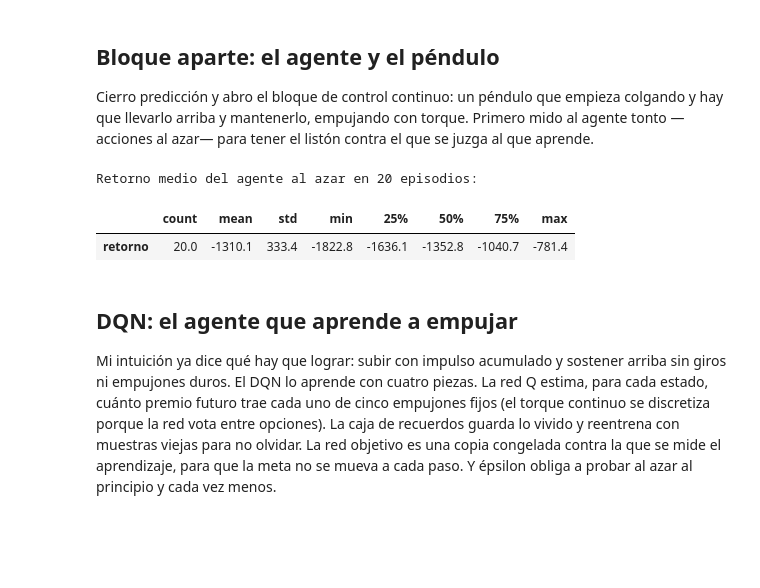
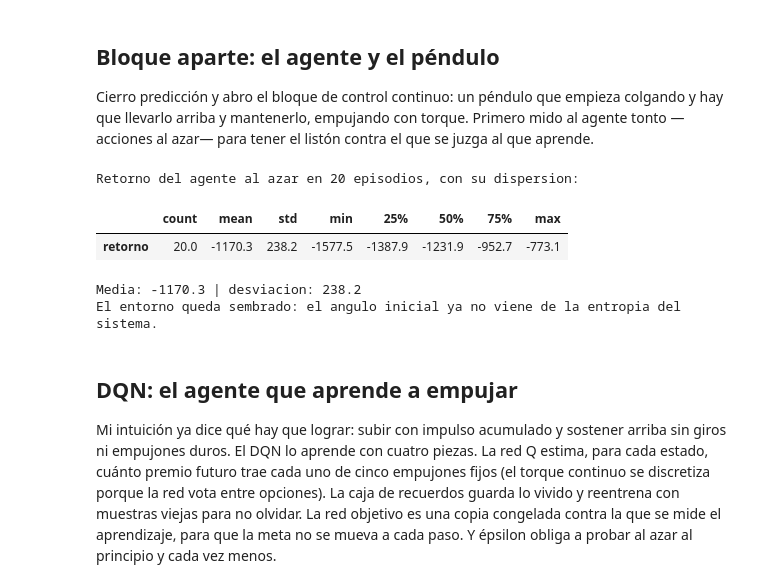
Before and after one commit to JheisonMB/ml, a Jupyter notebook: series-temporales-prediccion/series_temporales_prediccion.ipynb, the cells around one changed output. Drawn from its saved outputs; the diff is of its cells as text; code cells hidden in the pictures; blank space fills up the shorter version.

```diff
--- a/series-temporales-prediccion/series_temporales_prediccion.ipynb
+++ b/series-temporales-prediccion/series_temporales_prediccion.ipynb
@@ -781,25 +832,35 @@ Cierro predicción y abro el bloque de control continuo: un péndulo que empieza
 # %%
 import gymnasium as gym
 
+RANDOM_SEED = 11
+torch.manual_seed(RANDOM_SEED)
+np.random.seed(RANDOM_SEED)
+
 baseline_returns = []
-env = gym.make('Pendulum-v1')
-for _ in range(20):
-    observation, _ = env.reset()
+env = gym.make("Pendulum-v1")
+env.action_space.seed(RANDOM_SEED)
+for episode in range(20):
+    observation, _ = env.reset(seed=RANDOM_SEED + episode)
     total, done = 0.0, False
     while not done:
         observation, reward, terminated, truncated, _ = env.step(env.action_space.sample())
         total += reward
         done = terminated or truncated
     baseline_returns.append(total)
 env.close()
 
 baseline = pd.Series(baseline_returns)
-print('Retorno medio del agente al azar en 20 episodios:')
-display(baseline.describe().round(1).to_frame('retorno').T)
+print("Retorno del agente al azar en 20 episodios, con su dispersion:")
+display(baseline.describe().round(1).to_frame("retorno").T)
+print()
+print("Media:", round(baseline.mean(), 1), "| desviacion:", round(baseline.std(), 1))
+print("El entorno queda sembrado: el angulo inicial ya no viene de la entropia del sistema.")
 # %% [output]
-Retorno medio del agente al azar en 20 episodios:
+Retorno del agente al azar en 20 episodios, con su dispersion:
 |  | count | mean | std | min | 25% | 50% | 75% | max |
-| retorno | 20.0 | -1310.1 | 333.4 | -1822.8 | -1636.1 | -1352.8 | -1040.7 | -781.4 |
+| retorno | 20.0 | -1170.3 | 238.2 | -1577.5 | -1387.9 | -1231.9 | -952.7 | -773.1 |
+Media: -1170.3 | desviacion: 238.2
+El entorno queda sembrado: el angulo inicial ya no viene de la entropia del sistema.
 # %% [markdown]
 ## DQN: el agente que aprende a empujar
 
```
Also changed, not shown: parts of 6 cells of this notebook, 8 other files.
